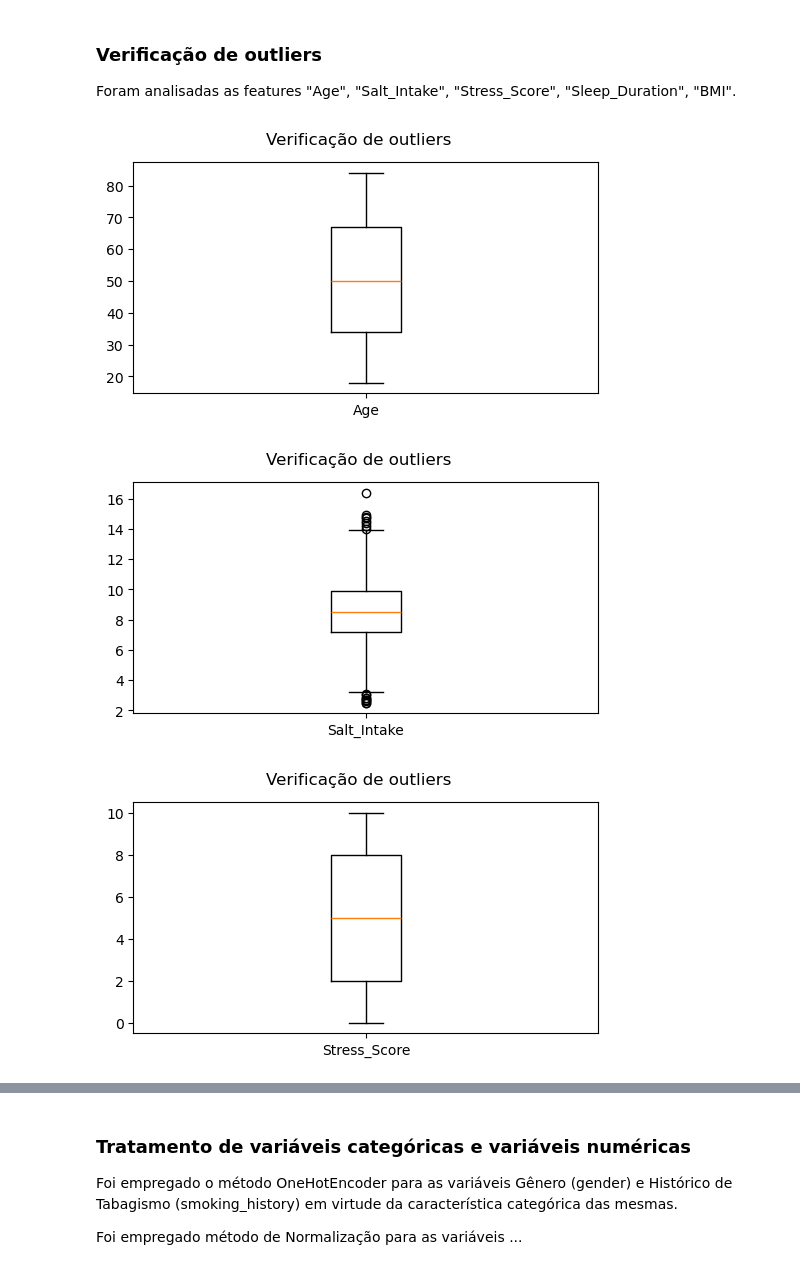
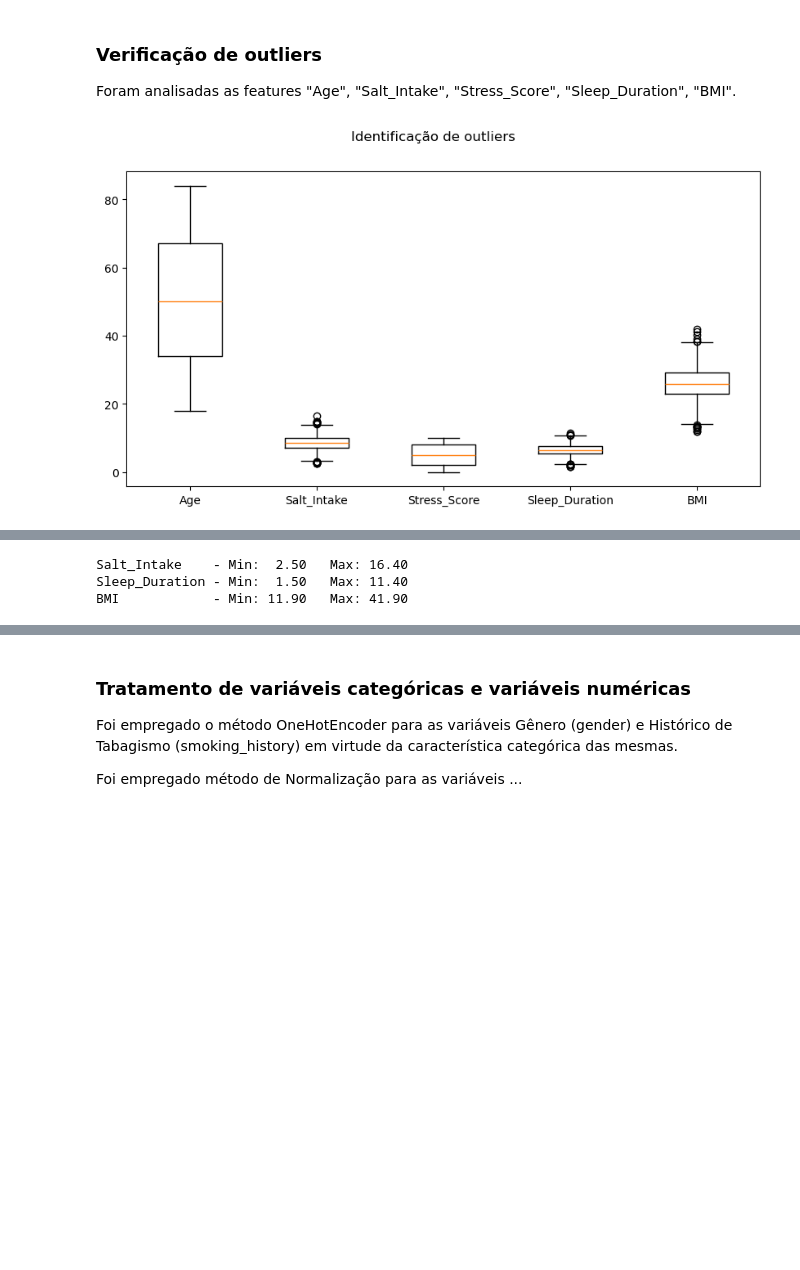
Before and after one commit to rogerioferreira/MVP-Machine_Learning-PUC-RIO, a Jupyter notebook: notebooks/hypertension_prediction.ipynb, the cells around one changed output, grey strips where cells are left out. Cells and saved outputs as stored; diff of their text form; code cells hidden in the pictures; blank space fills up the shorter version.

```diff
--- a/notebooks/hypertension_prediction.ipynb
+++ b/notebooks/hypertension_prediction.ipynb
@@ -120,18 +135,15 @@ Foram analisadas as features "Age", "Salt_Intake", "Stress_Score", "Sleep_Durati
 # %%
 # identificação de outliers nas variáveis não categóricas ou binárias
 
 features = ["Age", "Salt_Intake", "Stress_Score", "Sleep_Duration", "BMI"]
 
 
-for feature in features:
-    fig, ax = plt.subplots(figsize=(6, 3))
-
-    fig.suptitle("Verificação de outliers")
-    ax.set_xticklabels([feature])
-
-    plt.boxplot(df[feature])
-    plt.show()
+# boxplot para visualização de outliers
+fig = plt.figure(figsize=(10, 5))
+fig.suptitle(f"Identificação de outliers")
+ax = fig.add_subplot(1, 1, 1)
+plt.boxplot(df[features])
+ax.set_xticklabels(features)
+plt.show()
 # %% [output]
-[figure, old version]
+[figure, new version]
-[figure, removed]
-[figure, removed]
@@ -140,3 +150,14 @@ for feature in features:
+# %%
+features = ["Salt_Intake", "Sleep_Duration", "BMI"]
+
+for feature in features:
+    print(
+        f"{feature:<14} - Min: {df[feature].min():>5.2f}   Max: {df[feature].max():>5.2f}"
+    )
+# %% [output]
+Salt_Intake    - Min:  2.50   Max: 16.40
+Sleep_Duration - Min:  1.50   Max: 11.40
+BMI            - Min: 11.90   Max: 41.90
 # %%
 df[features].describe()
 # %% [output]
```
Also changed, not shown: parts of 7 cells of this notebook.
